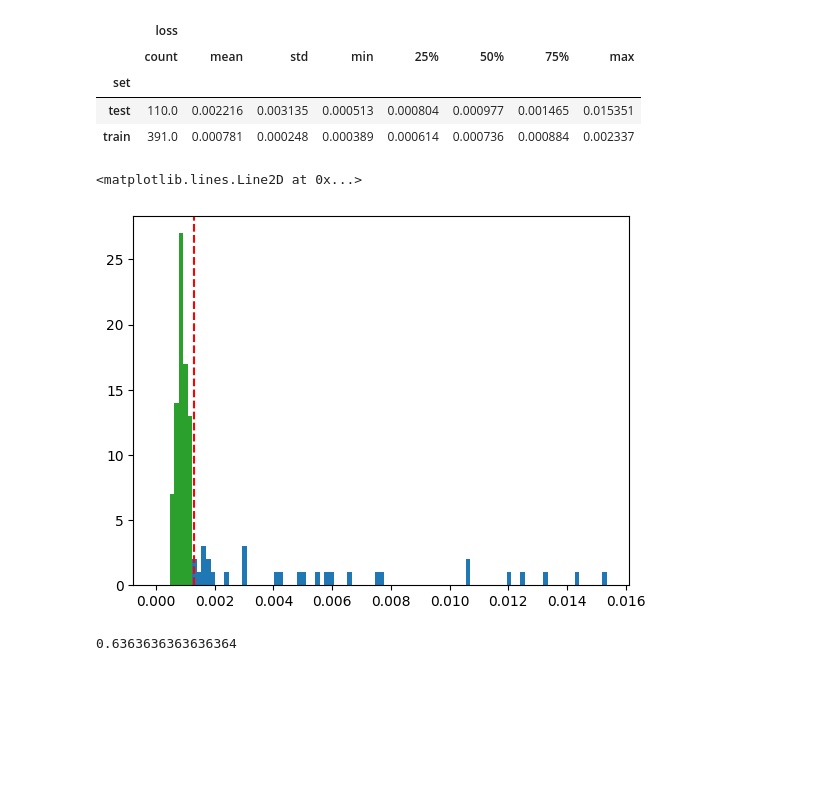
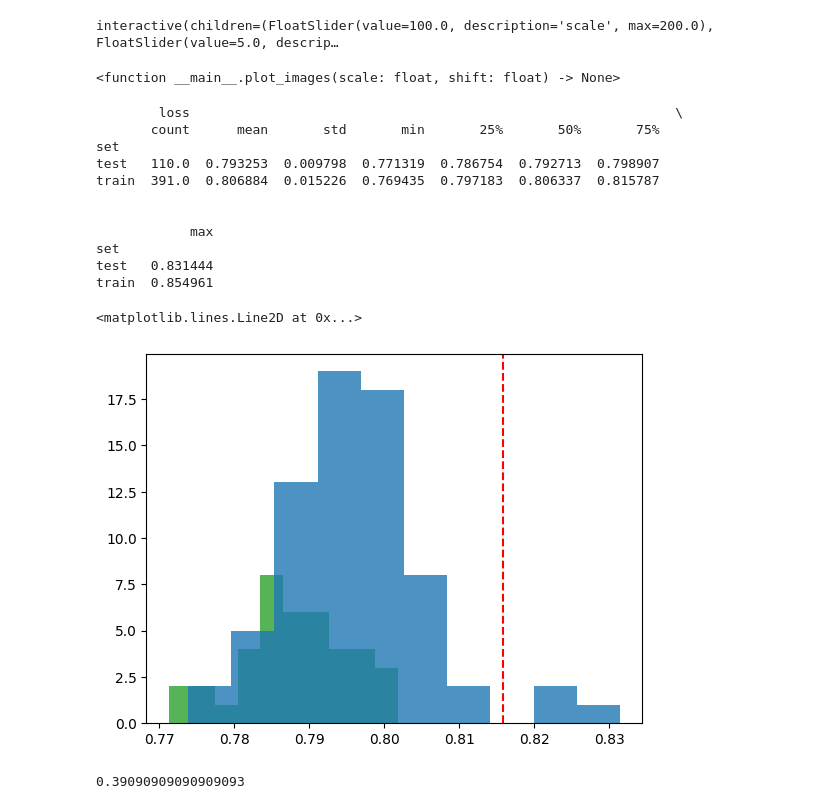
Before and after one commit to es-ude/anomaly-detection-demo, a Jupyter notebook: notebooks/anomaly_detection.ipynb, the cells around one changed output. Cells and saved outputs as stored; diff of their text form; code cells hidden in the pictures; blank space fills up the shorter version.

Commit message:
play with transfer function

```diff
--- a/notebooks/anomaly_detection.ipynb
+++ b/notebooks/anomaly_detection.ipynb
@@ -76,3 +66,42 @@ Text(0.5, 1.0, 'Reconstructed')
+# %%
+img_original, _ = cast(torch.Tensor, ds_test[0])
+with torch.no_grad():
+    img_reconstr = cast(torch.Tensor, model(img_original))
+
+def plot_images(scale: float, shift: float) -> None:
+    img_diff = (img_original - img_reconstr).abs()
+    img_diff = transfer_function(img_diff, scale, shift)
+
+    fig = plt.figure(figsize=(10, 10), constrained_layout=True)
+    gs = fig.add_gridspec(4, 4)
+    ax_original = fig.add_subplot(gs[:2, :2])
+    ax_reconstr = fig.add_subplot(gs[:2, 2:])
+    ax_hist = fig.add_subplot(gs[2:3, :2])
+    ax_sigmoid = fig.add_subplot(gs[3:, :2])
+    ax_diff = fig.add_subplot(gs[2:, 2:])
+
+    def plot_image(ax, img: torch.Tensor, title: str, cmap: str) -> None:
+        ax.imshow(img.movedim(0, -1), cmap=cmap, vmin=0, vmax=1)
+        ax.set_title(title)
+
+    plot_image(ax_original, img_original, title="Original", cmap="gray")
+    plot_image(ax_reconstr, img_reconstr, title="Reconstructed", cmap="gray")
+    plot_image(ax_diff, img_diff, title="Difference", cmap="hot")
+
+    ax_hist.hist(img_diff.flatten(), density=True)
+    ax_hist.set_title("Value Distribution")
+
+    xs = torch.linspace(*ax_hist.get_xlim(), 10000)
+    ys = transfer_function(xs, scale, shift)
+    ax_sigmoid.plot(xs, ys)
+    ax_sigmoid.set_title("Transfer Function")
+
+
+interact(plot_images, scale=FloatSlider(value=100, min=0, max=200), shift=FloatSlider(value=5, min=-20, max=20))
+# plot_images(scale=20.4, shift=4.8)
+# %% [output]
+interactive(children=(FloatSlider(value=100.0, description='scale', max=200.0), FloatSlider(value=5.0, descrip…
+<function __main__.plot_images(scale: float, shift: float) -> None>
 # %%
 data: dict[str, Any] = {"set": [], "idx": [], "loss": [], "label": []}
 
@@ -96,32 +126,37 @@ perform_inference(ds_test, "test")
 
 df = pd.DataFrame.from_dict(data)
 # %%
-df[["set", "loss"]].groupby("set").describe()
+print(df[["set", "loss"]].groupby("set").describe())
 # %% [output]
-|  | loss |  |  |  |  |  |  |  |
-|  | count | mean | std | min | 25% | 50% | 75% | max |
-| set |  |  |  |  |  |  |  |  |
-| test | 110.0 | 0.002216 | 0.003135 | 0.000513 | 0.000804 | 0.000977 | 0.001465 | 0.015351 |
-| train | 391.0 | 0.000781 | 0.000248 | 0.000389 | 0.000614 | 0.000736 | 0.000884 | 0.002337 |
+        loss                                                              \
+       count      mean       std       min       25%       50%       75%
+set
+test   110.0  0.793253  0.009798  0.771319  0.786754  0.792713  0.798907
+train  391.0  0.806884  0.015226  0.769435  0.797183  0.806337  0.815787
+
+
+            max
+set
+test   0.831444
+train  0.854961
 # %%
-decision_boundary = df[df["set"] == "train"]["loss"].quantile(0.95)
+decision_boundary = df[df["set"] == "train"]["loss"].quantile(0.75)
 df["prediction"] = 0
 df.loc[df["loss"] > decision_boundary, "prediction"] = 1
 # %%
 df_test = df[df["set"] == "test"]
 # %%
-bins = np.linspace(0, df_test["loss"].max(), 100)
-plt.hist(df_test[df_test["prediction"] == 0]["loss"], bins, color="tab:green")
-plt.hist(df_test[df_test["prediction"] == 1]["loss"], bins, color="tab:blue")
+plt.hist(df_test[df_test["label"] == 0]["loss"], color="tab:green", alpha=0.8)
+plt.hist(df_test[df_test["label"] == 1]["loss"], color="tab:blue", alpha=0.8)
 plt.axvline(x=decision_boundary, color="r", linestyle="--")
 # %% [output]
 <matplotlib.lines.Line2D at 0x...>
-[figure, old version]
+[figure, new version]
 # %%
 accuracy = sum(df_test["label"] == df_test["prediction"]) / len(df_test)
 accuracy
 # %% [output]
-0.6363636363636364
+0.39090909090909093
 # %%
 df.sort_values(by="loss", ascending=False).head(10)
 # %% [output]
```
Also changed, not shown: parts of 8 cells of this notebook.
